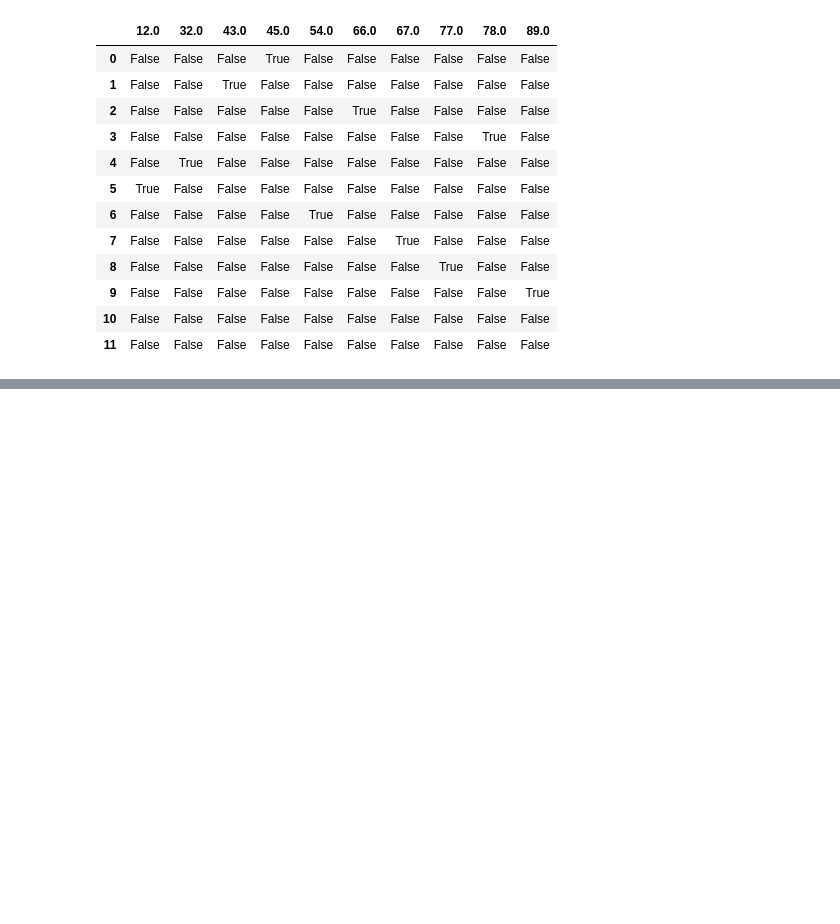
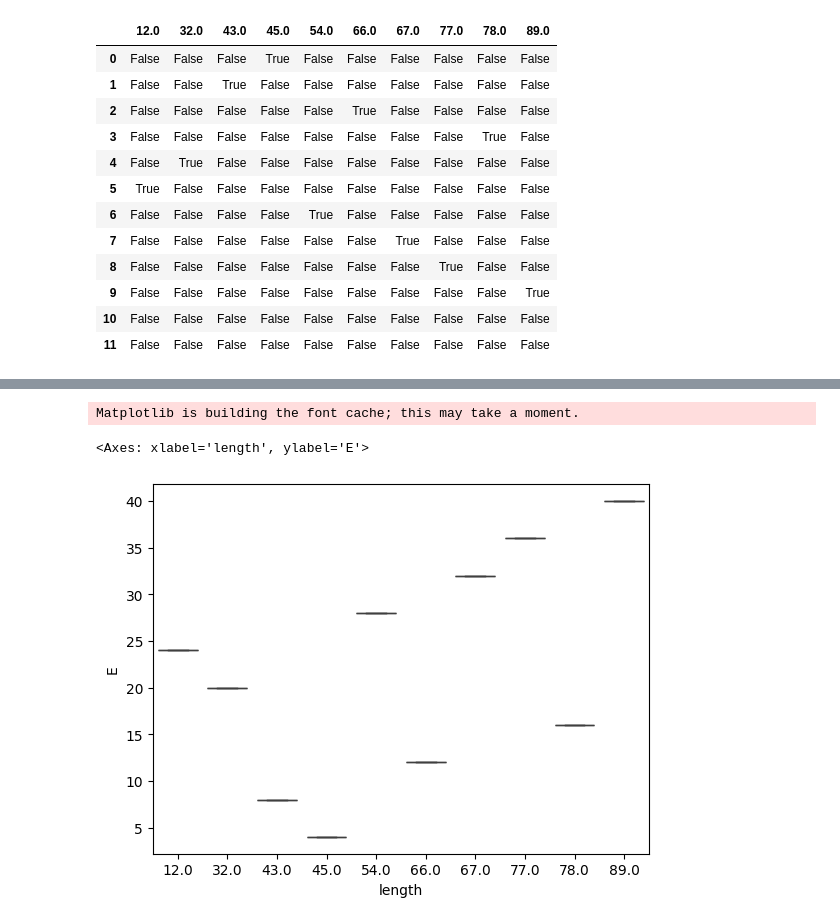
Before and after one commit to sk-shahsi/data_Analysis, a Jupyter notebook: Binning.ipynb, the cells around one changed output, grey strips where cells are left out. Drawn from its saved outputs; the diff is of its cells as text; code cells hidden in the pictures; blank space fills up the shorter version.

```diff
--- a/Binning.ipynb
+++ b/Binning.ipynb
@@ -52,0 +91,8 @@ pd.get_dummies(df["length"])
+# %%
+#ploting Graph 1,box Graph
+import seaborn as sns
+sns.boxplot(x="length",y="E",data=df)
+# %% [output]
+Matplotlib is building the font cache; this may take a moment.
+<Axes: xlabel='length', ylabel='E'>
+[figure, added]
```
Also changed, not shown: parts of 18 cells of this notebook.
